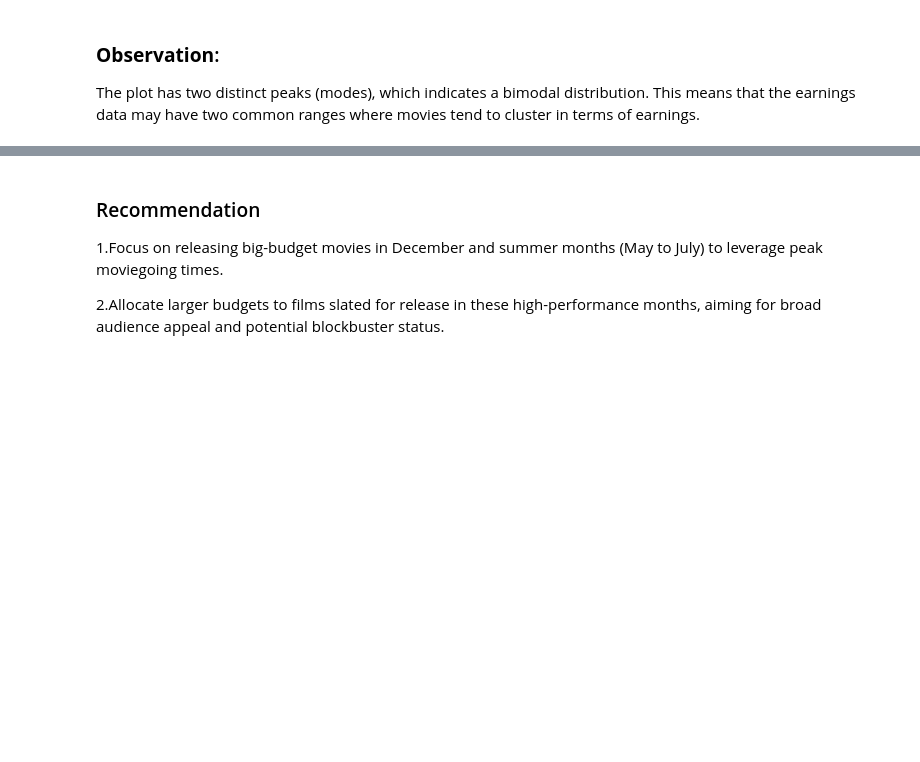
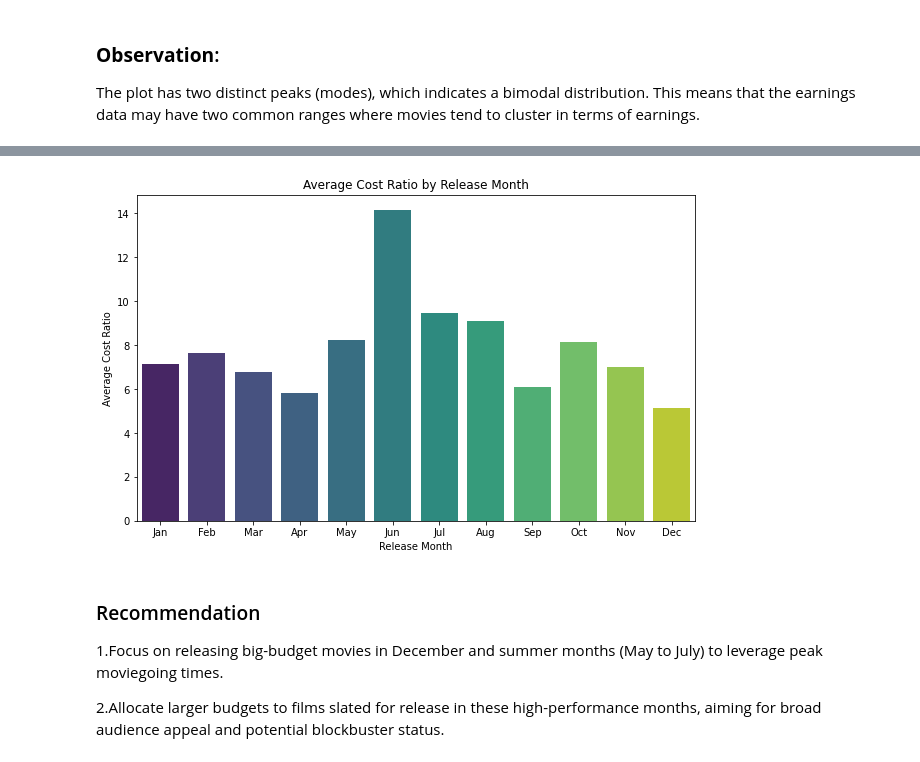
Before and after one commit to vnelima/Phase-2-Movie-project--Group-9, a Jupyter notebook: Collaborators/Loise/Loise.ipynb, the cells around one changed output, grey strips where cells are left out. Saved outputs shown, nothing was run; the diff lists cells and outputs as text; code cells hidden in the pictures; blank space fills up the shorter version.

```diff
--- a/Collaborators/Loise/Loise.ipynb
+++ b/Collaborators/Loise/Loise.ipynb
@@ -252,3 +313,19 @@ The plot has two distinct peaks (modes), which indicates a bimodal distribution.
+# %%
+# Plotting profitability ratio across months
+plt.figure(figsize=(10, 6))
+sns.barplot(x=monthly_seasonality.index, y=monthly_seasonality['avg_cost_ratio'], palette='viridis')
+
+# Labeling the plot
+plt.title("Average Cost Ratio by Release Month")
+plt.xlabel("Release Month")
+plt.ylabel("Average Cost Ratio")
+plt.xticks(ticks=range(12), labels=[
+    'Jan', 'Feb', 'Mar', 'Apr', 'May', 'Jun', 'Jul', 'Aug', 'Sep', 'Oct', 'Nov', 'Dec'
+])
+
+plt.show()
+# %% [output]
+[figure, added]
 # %% [markdown]
 ### Recommendation
 1.Focus on releasing big-budget movies in December and summer months (May to July) to leverage peak moviegoing times.
```
Also changed, not shown: parts of 7 cells of this notebook.
